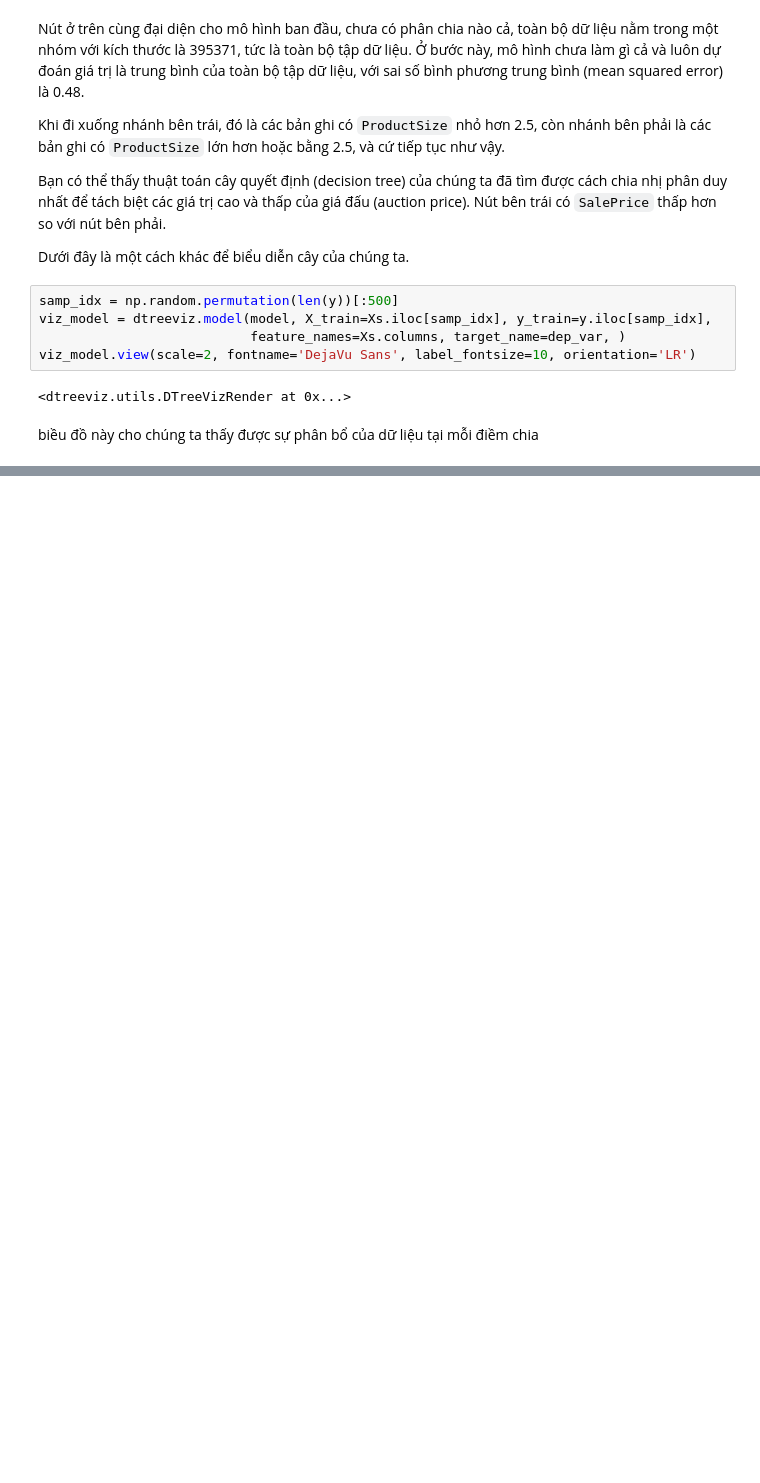
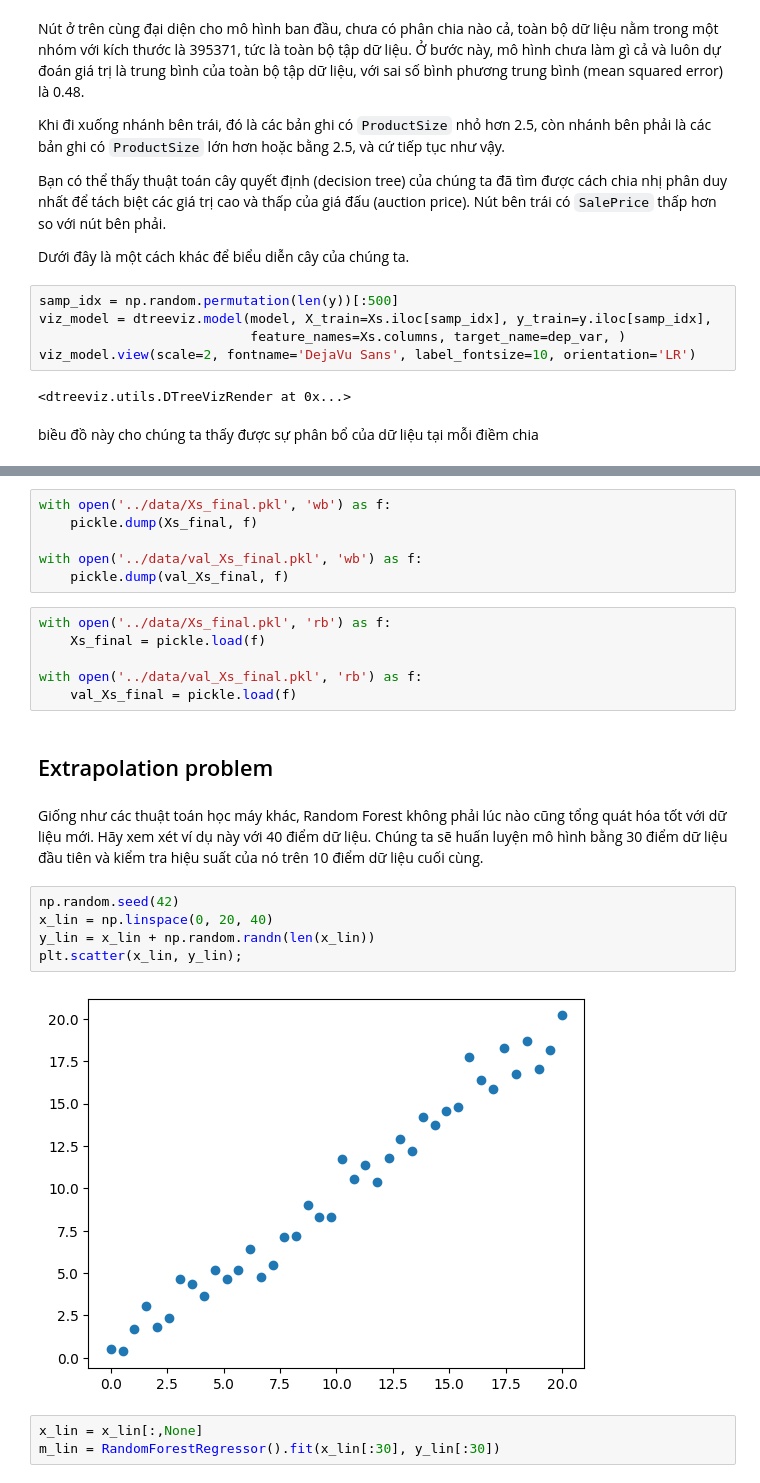
Before and after one commit to bhdai/nhom12, a Jupyter notebook: notebooks/bulldozer_model.ipynb, the cells around one changed output, grey strips where cells are left out. Saved outputs shown, nothing was run; the diff lists cells and outputs as text; blank space fills up the shorter version.

```diff
--- a/notebooks/bulldozer_model.ipynb
+++ b/notebooks/bulldozer_model.ipynb
@@ -483,0 +853,26 @@ np.int64(12063)
+# %%
+with open('../data/Xs_final.pkl', 'wb') as f:
+    pickle.dump(Xs_final, f)
+
+with open('../data/val_Xs_final.pkl', 'wb') as f:
+    pickle.dump(val_Xs_final, f)
+# %%
+with open('../data/Xs_final.pkl', 'rb') as f:
+    Xs_final = pickle.load(f)
+
+with open('../data/val_Xs_final.pkl', 'rb') as f:
+    val_Xs_final = pickle.load(f)
+# %% [markdown]
+## Extrapolation problem
+# %% [markdown]
+Giống như các thuật toán học máy khác, Random Forest không phải lúc nào cũng tổng quát hóa tốt với dữ liệu mới. Hãy xem xét ví dụ này với 40 điểm dữ liệu. Chúng ta sẽ huấn luyện mô hình bằng 30 điểm dữ liệu đầu tiên và kiểm tra hiệu suất của nó trên 10 điểm dữ liệu cuối cùng.
+# %%
+np.random.seed(42)
+x_lin = np.linspace(0, 20, 40)
+y_lin = x_lin + np.random.randn(len(x_lin))
+plt.scatter(x_lin, y_lin);
+# %% [output]
+[figure, added]
+# %%
+x_lin = x_lin[:,None]
+m_lin = RandomForestRegressor().fit(x_lin[:30], y_lin[:30])
```
Also changed, not shown: parts of 112 cells of this notebook.
